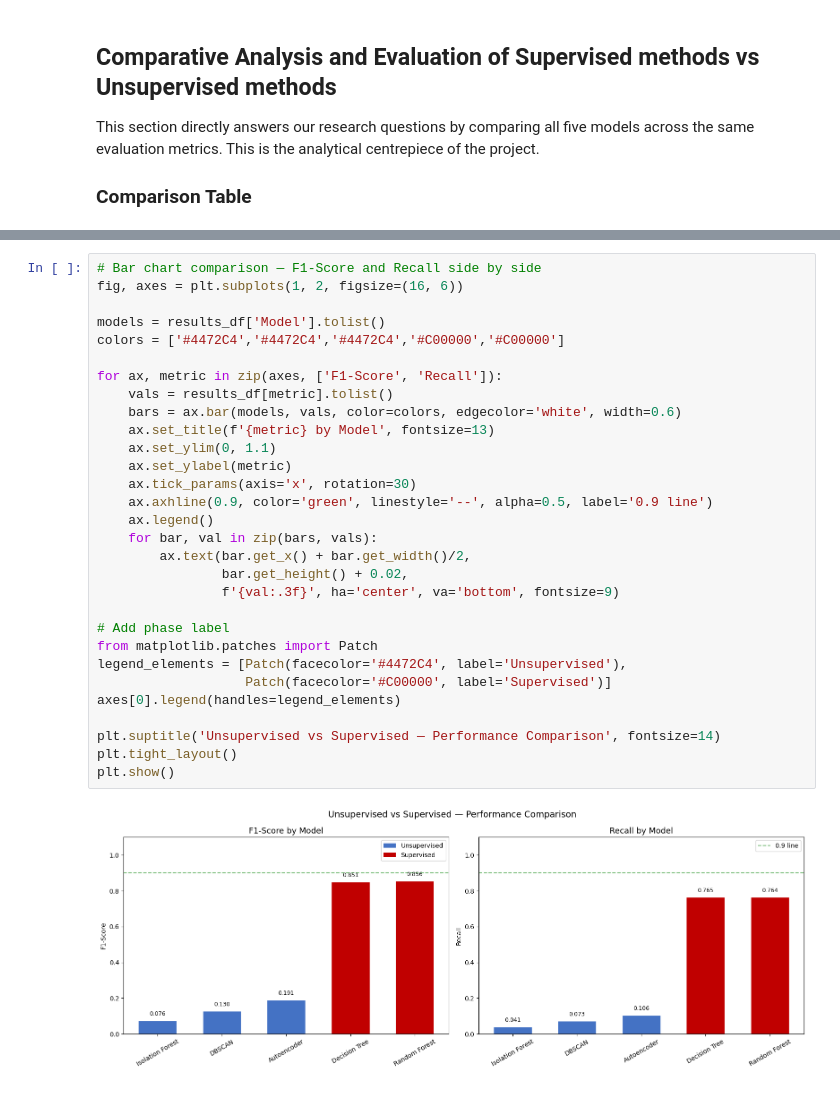
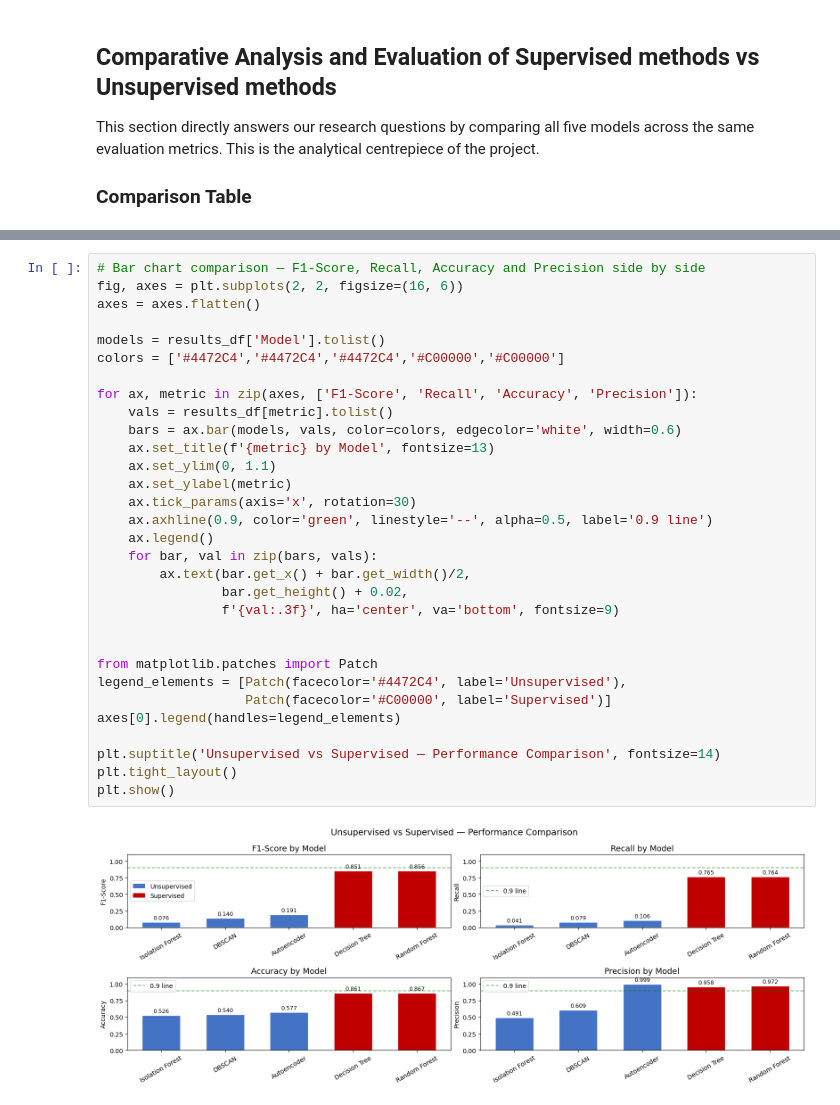
Before and after one commit to Reinaatim8/Network-Intrusion-detection-Machine-learning, a Jupyter notebook: Network Intrusion Detection-Group I.ipynb, the cells around one changed output, grey strips where cells are left out. Cells and saved outputs as stored; diff of their text form.

```diff
--- a/Network Intrusion Detection-Group I.ipynb
+++ b/Network Intrusion Detection-Group I.ipynb
@@ -1560,35 +1564,36 @@ Isolation Forest Unsupervised    0.5260     0.4910  0.0412    0.0761
 Best F1-Score: Random Forest
 Best Recall:   Decision Tree
 # %%
-# Bar chart comparison — F1-Score and Recall side by side
-fig, axes = plt.subplots(1, 2, figsize=(16, 6))
+# Bar chart comparison — F1-Score, Recall, Accuracy and Precision side by side
+fig, axes = plt.subplots(2, 2, figsize=(16, 6))
+axes = axes.flatten()
 
 models = results_df['Model'].tolist()
 colors = ['#4472C4','#4472C4','#4472C4','#C00000','#C00000']
 
-for ax, metric in zip(axes, ['F1-Score', 'Recall']):
+for ax, metric in zip(axes, ['F1-Score', 'Recall', 'Accuracy', 'Precision']):
     vals = results_df[metric].tolist()
     bars = ax.bar(models, vals, color=colors, edgecolor='white', width=0.6)
     ax.set_title(f'{metric} by Model', fontsize=13)
     ax.set_ylim(0, 1.1)
     ax.set_ylabel(metric)
     ax.tick_params(axis='x', rotation=30)
     ax.axhline(0.9, color='green', linestyle='--', alpha=0.5, label='0.9 line')
     ax.legend()
     for bar, val in zip(bars, vals):
         ax.text(bar.get_x() + bar.get_width()/2,
                 bar.get_height() + 0.02,
                 f'{val:.3f}', ha='center', va='bottom', fontsize=9)
 
-# Add phase label
+
 from matplotlib.patches import Patch
 legend_elements = [Patch(facecolor='#4472C4', label='Unsupervised'),
                    Patch(facecolor='#C00000', label='Supervised')]
 axes[0].legend(handles=legend_elements)
 
 plt.suptitle('Unsupervised vs Supervised — Performance Comparison', fontsize=14)
 plt.tight_layout()
 plt.show()
 # %% [output]
-[figure, old version]
+[figure, new version]
 # %%
```
Also changed, not shown: parts of 23 cells of this notebook.
